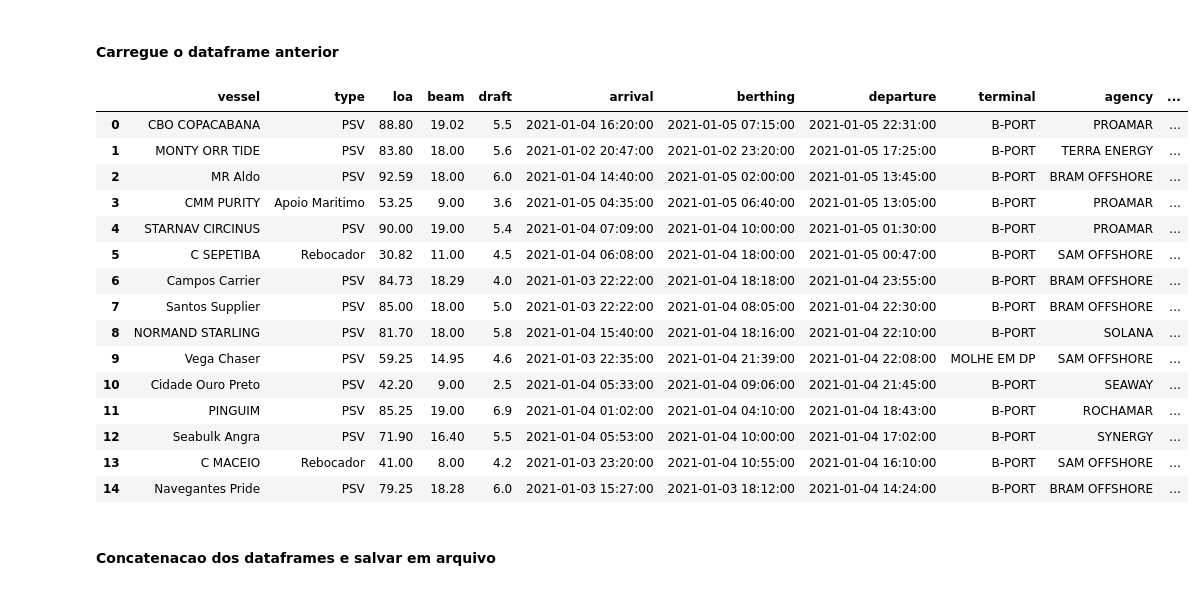
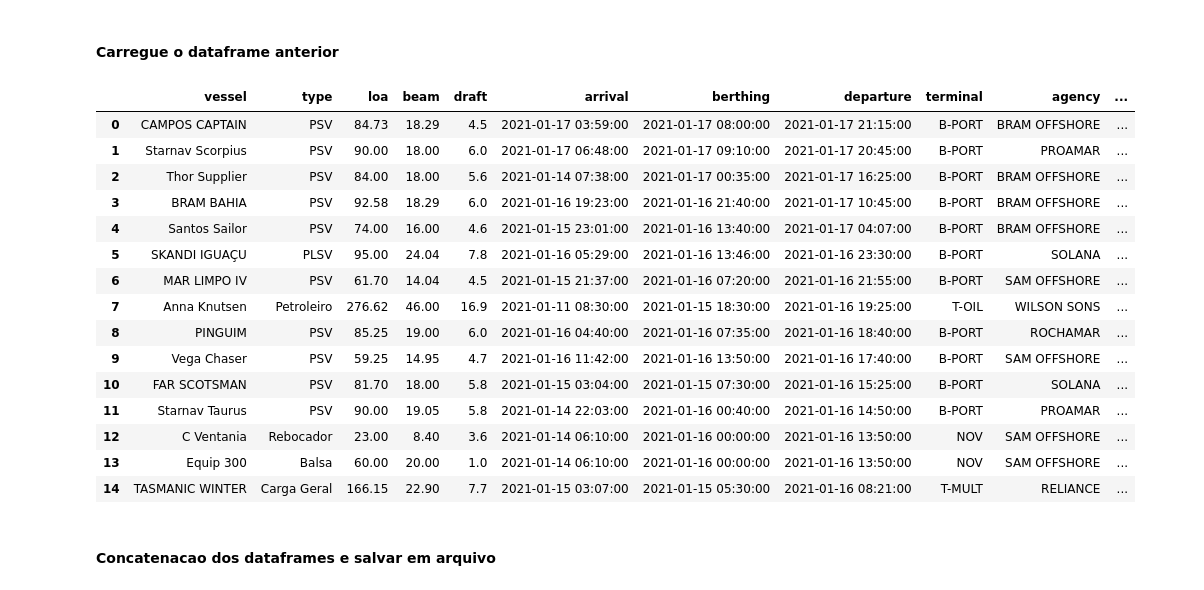
Before and after one commit to KPxto/data_analysis-acu_port, a Jupyter notebook: Analise_NaviosAçu.ipynb, the cells around one changed output. Drawn from its saved outputs; the diff is of its cells as text; code cells hidden in the pictures.

```diff
--- a/Analise_NaviosAçu.ipynb
+++ b/Analise_NaviosAçu.ipynb
@@ -118,25 +118,25 @@ df0
 # %% [markdown]
 #### Carregue o dataframe anterior
 # %%
-df1 = pd.read_csv('prumo_marco29.csv')
+df1 = pd.read_csv('prumo_dados.csv')
 df1.head(15)
 # %% [output]
 |  | vessel | type | loa | beam | draft | arrival | berthing | departure | terminal | agency | ... |
-| 0 | CBO COPACABANA | PSV | 88.80 | 19.02 | 5.5 | 2021-01-04 16:20:00 | 2021-01-05 07:15:00 | 2021-01-05 22:31:00 | B-PORT | PROAMAR | ... |
-| 1 | MONTY ORR TIDE | PSV | 83.80 | 18.00 | 5.6 | 2021-01-02 20:47:00 | 2021-01-02 23:20:00 | 2021-01-05 17:25:00 | B-PORT | TERRA ENERGY | ... |
-| 2 | MR Aldo | PSV | 92.59 | 18.00 | 6.0 | 2021-01-04 14:40:00 | 2021-01-05 02:00:00 | 2021-01-05 13:45:00 | B-PORT | BRAM OFFSHORE | ... |
-| 3 | CMM PURITY | Apoio Maritimo | 53.25 | 9.00 | 3.6 | 2021-01-05 04:35:00 | 2021-01-05 06:40:00 | 2021-01-05 13:05:00 | B-PORT | PROAMAR | ... |
-| 4 | STARNAV CIRCINUS | PSV | 90.00 | 19.00 | 5.4 | 2021-01-04 07:09:00 | 2021-01-04 10:00:00 | 2021-01-05 01:30:00 | B-PORT | PROAMAR | ... |
-| 5 | C SEPETIBA | Rebocador | 30.82 | 11.00 | 4.5 | 2021-01-04 06:08:00 | 2021-01-04 18:00:00 | 2021-01-05 00:47:00 | B-PORT | SAM OFFSHORE | ... |
-| 6 | Campos Carrier | PSV | 84.73 | 18.29 | 4.0 | 2021-01-03 22:22:00 | 2021-01-04 18:18:00 | 2021-01-04 23:55:00 | B-PORT | BRAM OFFSHORE | ... |
-| 7 | Santos Supplier | PSV | 85.00 | 18.00 | 5.0 | 2021-01-03 22:22:00 | 2021-01-04 08:05:00 | 2021-01-04 22:30:00 | B-PORT | BRAM OFFSHORE | ... |
-| 8 | NORMAND STARLING | PSV | 81.70 | 18.00 | 5.8 | 2021-01-04 15:40:00 | 2021-01-04 18:16:00 | 2021-01-04 22:10:00 | B-PORT | SOLANA | ... |
-| 9 | Vega Chaser | PSV | 59.25 | 14.95 | 4.6 | 2021-01-03 22:35:00 | 2021-01-04 21:39:00 | 2021-01-04 22:08:00 | MOLHE EM DP | SAM OFFSHORE | ... |
-| 10 | Cidade Ouro Preto | PSV | 42.20 | 9.00 | 2.5 | 2021-01-04 05:33:00 | 2021-01-04 09:06:00 | 2021-01-04 21:45:00 | B-PORT | SEAWAY | ... |
-| 11 | PINGUIM | PSV | 85.25 | 19.00 | 6.9 | 2021-01-04 01:02:00 | 2021-01-04 04:10:00 | 2021-01-04 18:43:00 | B-PORT | ROCHAMAR | ... |
-| 12 | Seabulk Angra | PSV | 71.90 | 16.40 | 5.5 | 2021-01-04 05:53:00 | 2021-01-04 10:00:00 | 2021-01-04 17:02:00 | B-PORT | SYNERGY | ... |
-| 13 | C MACEIO | Rebocador | 41.00 | 8.00 | 4.2 | 2021-01-03 23:20:00 | 2021-01-04 10:55:00 | 2021-01-04 16:10:00 | B-PORT | SAM OFFSHORE | ... |
-| 14 | Navegantes Pride | PSV | 79.25 | 18.28 | 6.0 | 2021-01-03 15:27:00 | 2021-01-03 18:12:00 | 2021-01-04 14:24:00 | B-PORT | BRAM OFFSHORE | ... |
+| 0 | CAMPOS CAPTAIN | PSV | 84.73 | 18.29 | 4.5 | 2021-01-17 03:59:00 | 2021-01-17 08:00:00 | 2021-01-17 21:15:00 | B-PORT | BRAM OFFSHORE | ... |
+| 1 | Starnav Scorpius | PSV | 90.00 | 18.00 | 6.0 | 2021-01-17 06:48:00 | 2021-01-17 09:10:00 | 2021-01-17 20:45:00 | B-PORT | PROAMAR | ... |
+| 2 | Thor Supplier | PSV | 84.00 | 18.00 | 5.6 | 2021-01-14 07:38:00 | 2021-01-17 00:35:00 | 2021-01-17 16:25:00 | B-PORT | BRAM OFFSHORE | ... |
+| 3 | BRAM BAHIA | PSV | 92.58 | 18.29 | 6.0 | 2021-01-16 19:23:00 | 2021-01-16 21:40:00 | 2021-01-17 10:45:00 | B-PORT | BRAM OFFSHORE | ... |
+| 4 | Santos Sailor | PSV | 74.00 | 16.00 | 4.6 | 2021-01-15 23:01:00 | 2021-01-16 13:40:00 | 2021-01-17 04:07:00 | B-PORT | BRAM OFFSHORE | ... |
+| 5 | SKANDI IGUAÇU | PLSV | 95.00 | 24.04 | 7.8 | 2021-01-16 05:29:00 | 2021-01-16 13:46:00 | 2021-01-16 23:30:00 | B-PORT | SOLANA | ... |
+| 6 | MAR LIMPO IV | PSV | 61.70 | 14.04 | 4.5 | 2021-01-15 21:37:00 | 2021-01-16 07:20:00 | 2021-01-16 21:55:00 | B-PORT | SAM OFFSHORE | ... |
+| 7 | Anna Knutsen | Petroleiro | 276.62 | 46.00 | 16.9 | 2021-01-11 08:30:00 | 2021-01-15 18:30:00 | 2021-01-16 19:25:00 | T-OIL | WILSON SONS | ... |
+| 8 | PINGUIM | PSV | 85.25 | 19.00 | 6.0 | 2021-01-16 04:40:00 | 2021-01-16 07:35:00 | 2021-01-16 18:40:00 | B-PORT | ROCHAMAR | ... |
+| 9 | Vega Chaser | PSV | 59.25 | 14.95 | 4.7 | 2021-01-16 11:42:00 | 2021-01-16 13:50:00 | 2021-01-16 17:40:00 | B-PORT | SAM OFFSHORE | ... |
+| 10 | FAR SCOTSMAN | PSV | 81.70 | 18.00 | 5.8 | 2021-01-15 03:04:00 | 2021-01-15 07:30:00 | 2021-01-16 15:25:00 | B-PORT | SOLANA | ... |
+| 11 | Starnav Taurus | PSV | 90.00 | 19.05 | 5.8 | 2021-01-14 22:03:00 | 2021-01-16 00:40:00 | 2021-01-16 14:50:00 | B-PORT | PROAMAR | ... |
+| 12 | C Ventania | Rebocador | 23.00 | 8.40 | 3.6 | 2021-01-14 06:10:00 | 2021-01-16 00:00:00 | 2021-01-16 13:50:00 | NOV | SAM OFFSHORE | ... |
+| 13 | Equip 300 | Balsa | 60.00 | 20.00 | 1.0 | 2021-01-14 06:10:00 | 2021-01-16 00:00:00 | 2021-01-16 13:50:00 | NOV | SAM OFFSHORE | ... |
+| 14 | TASMANIC WINTER | Carga Geral | 166.15 | 22.90 | 7.7 | 2021-01-15 03:07:00 | 2021-01-15 05:30:00 | 2021-01-16 08:21:00 | T-MULT | RELIANCE | ... |
 # %% [markdown]
 #### Concatenacao dos dataframes e salvar em arquivo
 # %%
```
Also changed, not shown: parts of 3 cells of this notebook, 1 other file.
